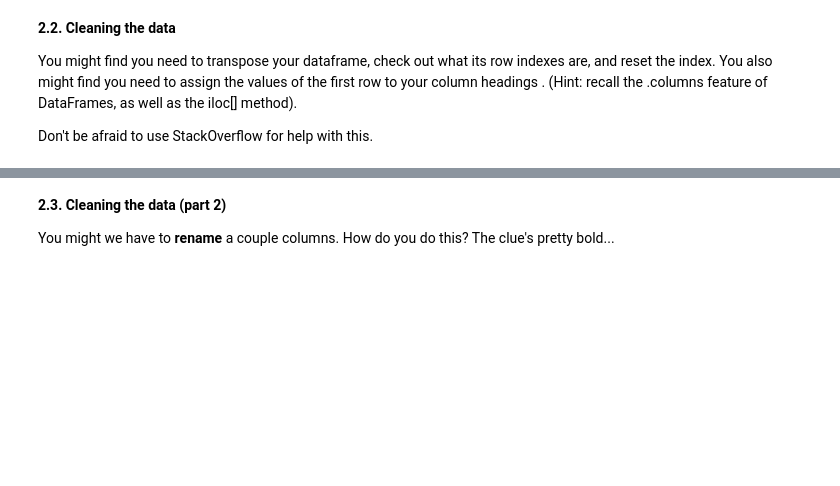
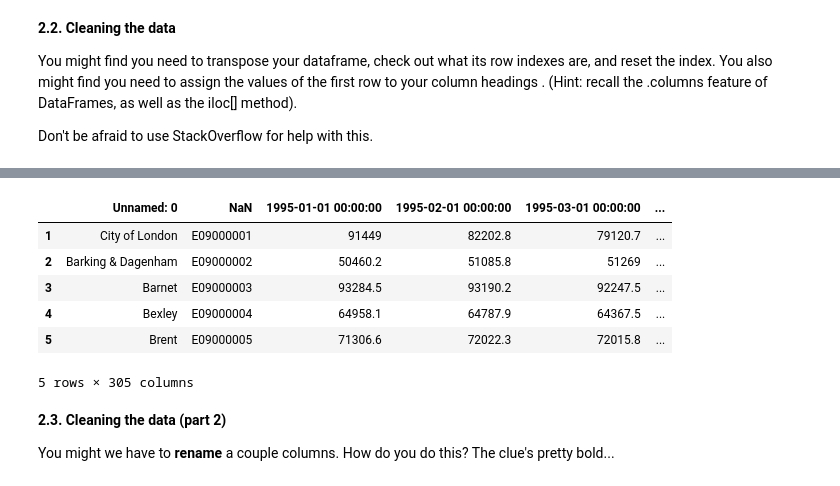
Before and after one commit to HussainAther/SpringBoardCaseStudyLondon, a Jupyter notebook: Unit 4 Challenge - Tier 3.ipynb, the cells around one changed output, grey strips where cells are left out. Drawn from its saved outputs; the diff is of its cells as text; code cells hidden in the pictures; blank space fills up the shorter version.

```diff
--- a/Unit 4 Challenge - Tier 3.ipynb
+++ b/Unit 4 Challenge - Tier 3.ipynb
@@ -172,3 +128,39 @@ NameError: name 'properties' is not defined
+# %%
+# Transpose the DataFrame 'properties'.
+# Transposing will swap rows with columns. This is useful when your data is better represented with the current columns as rows.
+properties_T = properties.T
+
+# Before resetting the index, let's check the current index of the DataFrame.
+# This step is often used for understanding the structure of the DataFrame post-transposition.
+properties_T.index
+
+# Reset the index of the transposed DataFrame.
+# This operation will turn the existing index into a regular column and create a new numerical index.
+properties_T = properties_T.reset_index()
+
+# Check the new index of the DataFrame after the reset.
+# This helps in confirming that the index has been reset and is now numerical.
+properties_T.index
+
+# Assign the values of the first row (currently at index 0 after the transpose) to be the column headings.
+# This is a common operation when the first row of data actually represents the column names.
+properties_T.columns = properties_T.iloc[0]
+
+# Remove the first row from the DataFrame.
+# Since its values are now used as column headers, this row is redundant and can be dropped.
+properties_T = properties_T.drop(0)
+
+# Display the first few rows of the modified DataFrame.
+# This is useful to verify the changes made above, ensuring that the DataFrame now has the correct headers and the first row is removed.
+properties_T.head()
+# %% [output]
+|  | Unnamed: 0 | NaN | 1995-01-01 00:00:00 | 1995-02-01 00:00:00 | 1995-03-01 00:00:00 | ... |
+| 1 | City of London | E09000001 | 91449 | 82202.8 | 79120.7 | ... |
+| 2 | Barking & Dagenham | E09000002 | 50460.2 | 51085.8 | 51269 | ... |
+| 3 | Barnet | E09000003 | 93284.5 | 93190.2 | 92247.5 | ... |
+| 4 | Bexley | E09000004 | 64958.1 | 64787.9 | 64367.5 | ... |
+| 5 | Brent | E09000005 | 71306.6 | 72022.3 | 72015.8 | ... |
+5 rows × 305 columns
 # %% [markdown]
 **2.3. Cleaning the data (part 2)**
 
```
Also changed, not shown: parts of 30 cells of this notebook.
